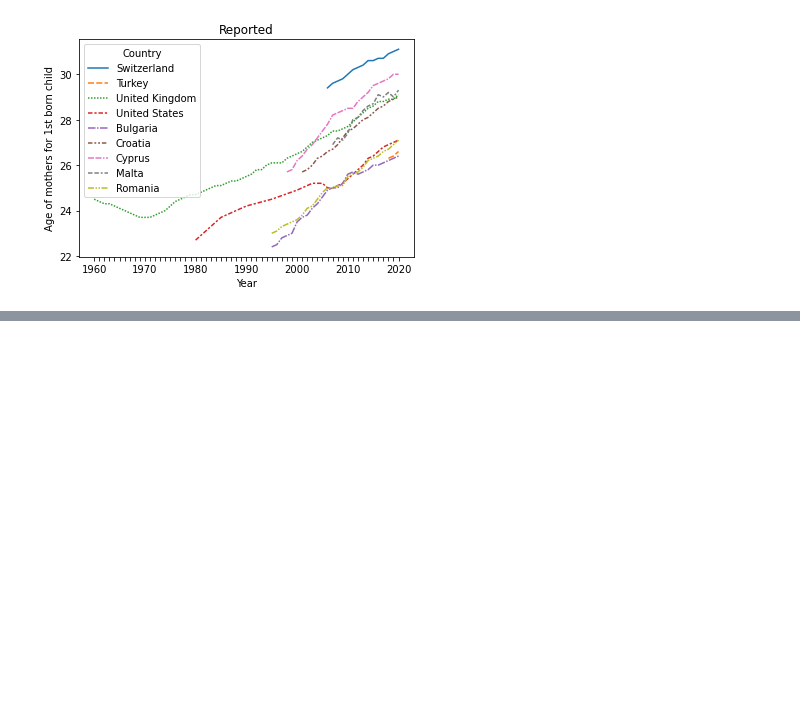
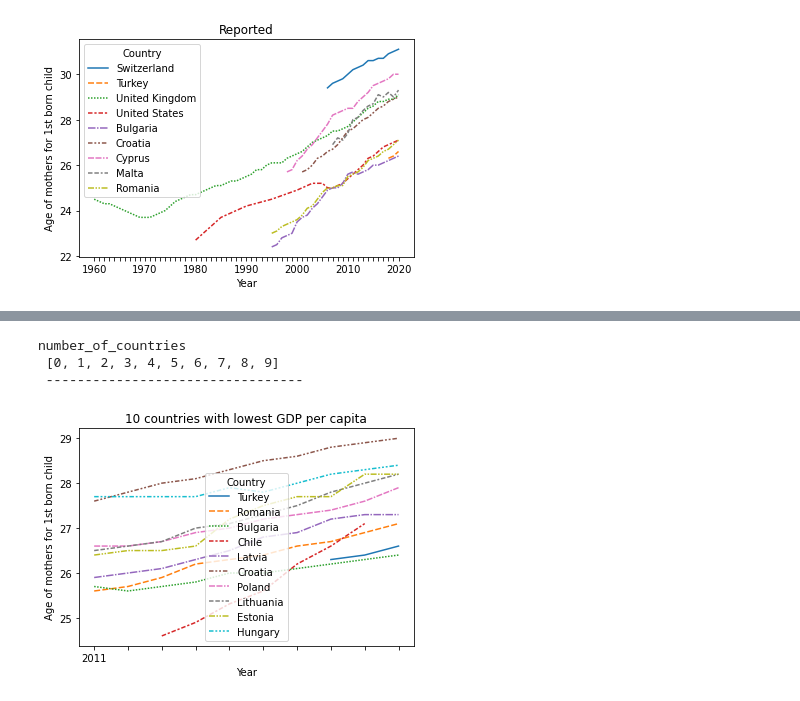
Before and after one commit to BorisMoric/UCDPA_BorisMoric, a Jupyter notebook: DataSets/Project_2.ipynb, the cells around one changed output, grey strips where cells are left out. Drawn from its saved outputs; the diff is of its cells as text; code cells hidden in the pictures; blank space fills up the shorter version.

```diff
--- a/DataSets/Project_2.ipynb
+++ b/DataSets/Project_2.ipynb
@@ -1862,0 +2027,6 @@ number_of_countries
+# %%
+columns_to_drop = ['1960', '1961', '1962', '1963', '1964', '1965', '1966', '1967', '1968', '1969', '1970', '1971', '1972', '1973', '1974', '1975', '1976', '1977', \
+       '1978', '1979', '1980', '1981', '1982', '1983', '1984', '1985', '1986', '1987', '1988', '1989', '1990', '1991', '1992', '1993', '1994', '1995', \
+       '1996', '1997', '1998', '1999', '2000', '2001', '2002', '2003', '2004', '2005', '2006', '2007', '2008', '2009', '2010']
+# %%
+AM_Countries_sorted.drop(columns_to_drop,axis=1,inplace=True)
@@ -1862,0 +2043,23 @@ number_of_countries
+# %%
+number_of_countries = list(range(0, 10, 1))
+print("number_of_countries","\n",number_of_countries,"\n","---------------------------------","\n")
+list_of_countries = AM_Countries_sorted.iloc[number_of_countries,]
+AM_Countries_trans = AM_Countries_sorted.loc[list_of_countries.index,].transpose()
+cols = AM_Countries_trans.columns
+for c in cols:
+    try:
+        AM_Countries_trans[c] = pd.to_numeric(AM_Countries_trans[c])
+    except:
+        pass
+Countries_lineplot = sns.lineplot(data=AM_Countries_trans)
+Countries_lineplot.set(xlabel="Year",ylabel="Age of mothers for 1st born child",title="10 countries with lowest GDP per capita")
+for index, label in enumerate(Countries_lineplot.get_xticklabels()):
+   if index % 10 == 0:
+      label.set_visible(True)
+   else:
+      label.set_visible(False)
+# %% [output]
+number_of_countries
+ [0, 1, 2, 3, 4, 5, 6, 7, 8, 9]
+ ---------------------------------
+[figure, added]
```
Also changed, not shown: parts of 37 cells of this notebook, 1 other file.
